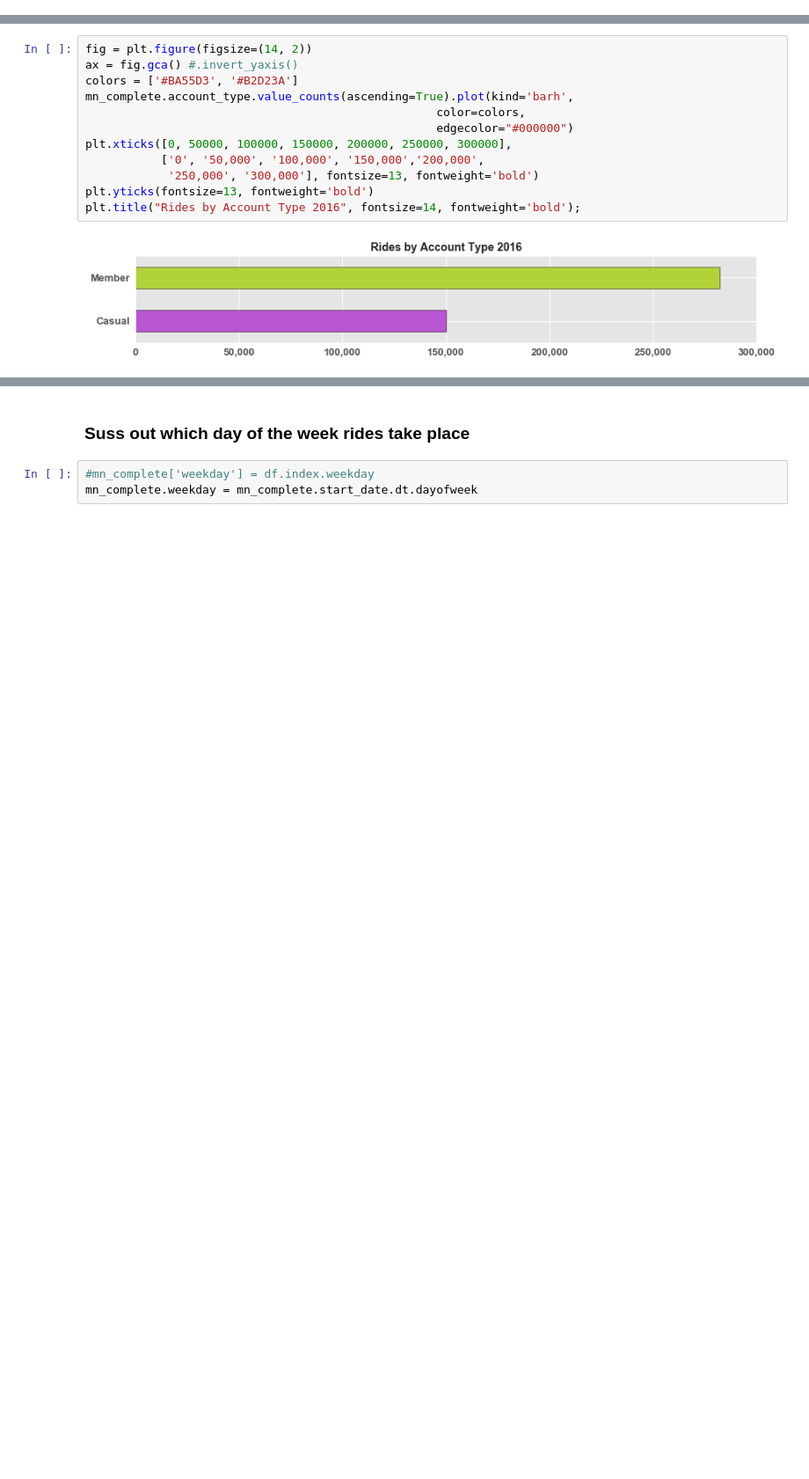
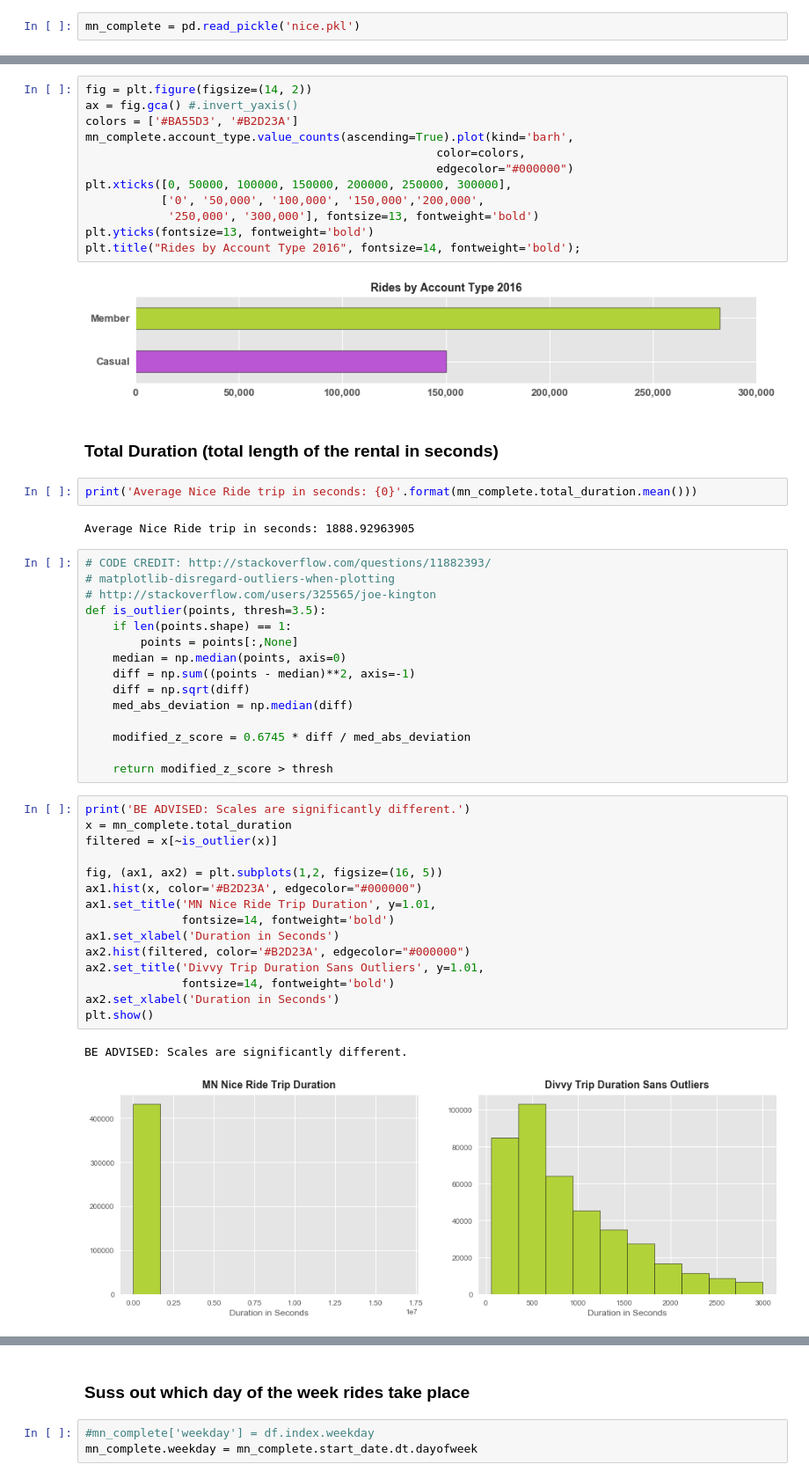
Before and after one commit to Larkin22/MN-Nice-Ride, a Jupyter notebook: MN Nice Ride - Ride Data 2016.ipynb, the cells around one changed output, grey strips where cells are left out. Shown at 88% size. Drawn from its saved outputs; the diff is of its cells as text; blank space fills up the shorter version.

Commit message:
Push MN Nice Ride Project

```diff
--- a/MN Nice Ride - Ride Data 2016.ipynb
+++ b/MN Nice Ride - Ride Data 2016.ipynb
@@ -195,3 +200,5 @@ mn_complete = mn_complete.rename(columns={'Account type':'account_type',
+# %%
+mn_complete = pd.read_pickle('nice.pkl')
 # %% [markdown]
 ### Check if there are any nulls in the dataset
 # %%
@@ -394,3 +401,42 @@ plt.yticks(fontsize=13, fontweight='bold')
 plt.title("Rides by Account Type 2016", fontsize=14, fontweight='bold');
 # %% [output]
 [figure]
+# %% [markdown]
+### Total Duration (total length of the rental in seconds)
+# %%
+print('Average Nice Ride trip in seconds: {0}'.format(mn_complete.total_duration.mean()))
+# %% [output]
+Average Nice Ride trip in seconds: 1888.92963905
+# %%
+# CODE CREDIT: http://stackoverflow.com/questions/11882393/
+# matplotlib-disregard-outliers-when-plotting
+# http://stackoverflow.com/users/325565/joe-kington
+def is_outlier(points, thresh=3.5):
+    if len(points.shape) == 1:
+        points = points[:,None]
+    median = np.median(points, axis=0)
+    diff = np.sum((points - median)**2, axis=-1)
+    diff = np.sqrt(diff)
+    med_abs_deviation = np.median(diff)
+
+    modified_z_score = 0.6745 * diff / med_abs_deviation
+
+    return modified_z_score > thresh
+# %%
+print('BE ADVISED: Scales are significantly different.')
+x = mn_complete.total_duration
+filtered = x[~is_outlier(x)]
+
+fig, (ax1, ax2) = plt.subplots(1,2, figsize=(16, 5))
+ax1.hist(x, color='#B2D23A', edgecolor="#000000")
+ax1.set_title('MN Nice Ride Trip Duration', y=1.01,
+              fontsize=14, fontweight='bold')
+ax1.set_xlabel('Duration in Seconds')
+ax2.hist(filtered, color='#B2D23A', edgecolor="#000000")
+ax2.set_title('Divvy Trip Duration Sans Outliers', y=1.01,
+              fontsize=14, fontweight='bold')
+ax2.set_xlabel('Duration in Seconds')
+plt.show()
+# %% [output]
+BE ADVISED: Scales are significantly different.
+[figure, added]
```
Also changed, not shown: parts of 23 cells of this notebook.
